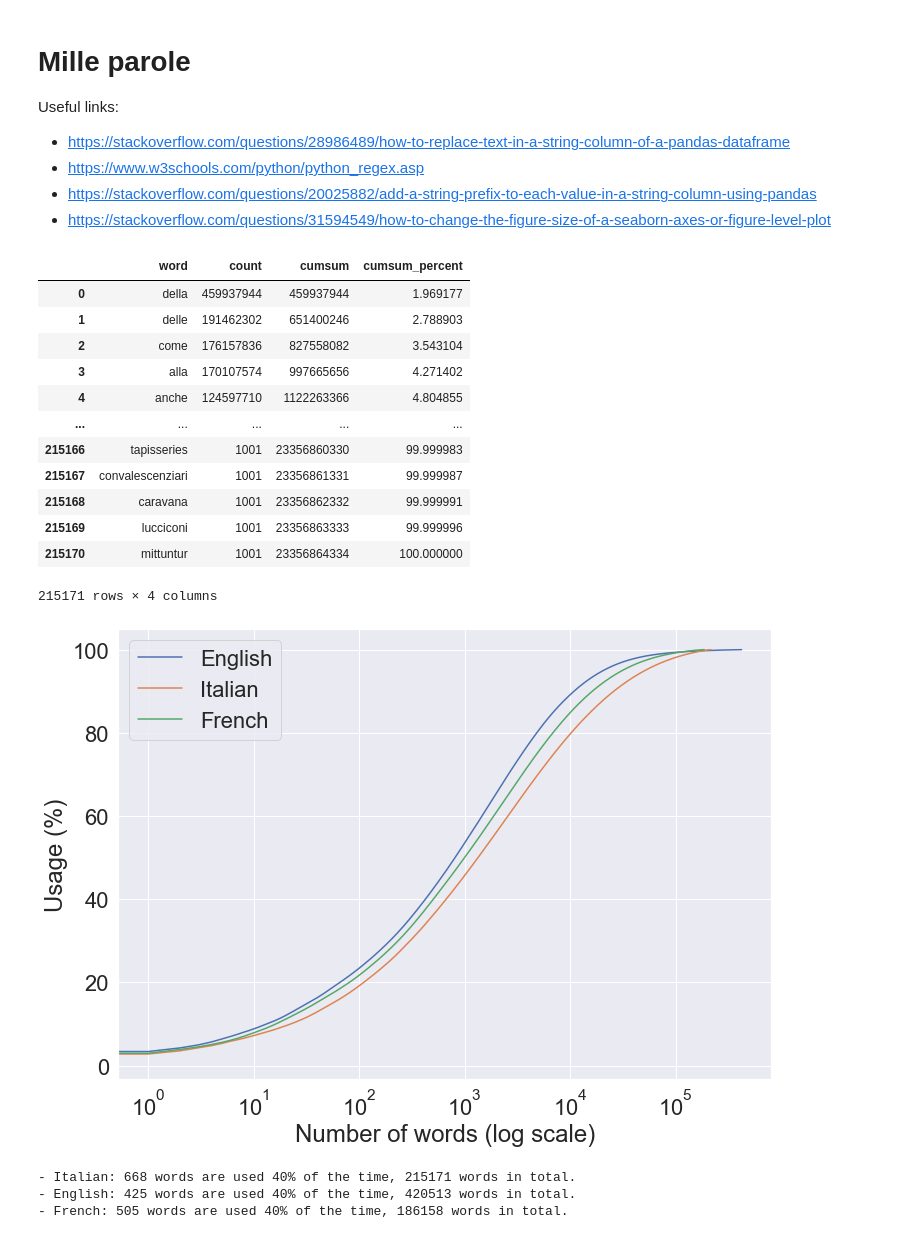
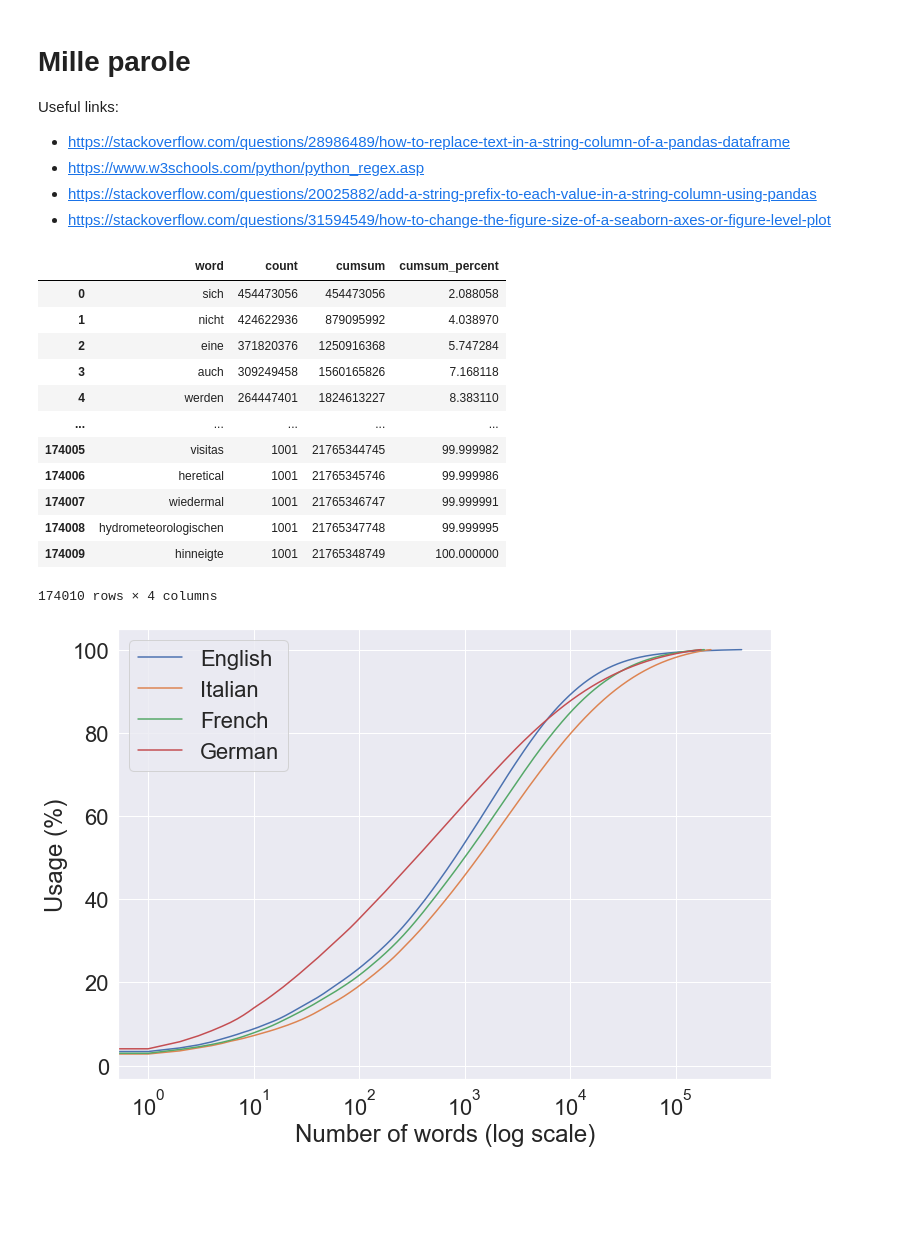
Before and after one commit to kowalczewski/MilleParole, a Jupyter notebook: MilleParole.ipynb, the cells around one changed output. Cells and saved outputs as stored; diff of their text form; code cells hidden in the pictures; blank space fills up the shorter version.

Commit message:
Added German. Loop over dict in MilleParole.ipynb

```diff
--- a/MilleParole.ipynb
+++ b/MilleParole.ipynb
@@ -41,42 +41,44 @@ def sort_words(filename):
 df_eng = sort_words('eng_from_1950.csv')
 df_ita = sort_words('ita_from_1950.csv')
 df_fre = sort_words('fre_from_1950.csv')
+df_ger = sort_words('ger_from_1950.csv')
 # %%
-df_ita
+df_ger
 # %% [output]
 |  | word | count | cumsum | cumsum_percent |
-| 0 | della | 459937944 | 459937944 | 1.969177 |
-| 1 | delle | 191462302 | 651400246 | 2.788903 |
-| 2 | come | 176157836 | 827558082 | 3.543104 |
-| 3 | alla | 170107574 | 997665656 | 4.271402 |
-| 4 | anche | 124597710 | 1122263366 | 4.804855 |
+| 0 | sich | 454473056 | 454473056 | 2.088058 |
+| 1 | nicht | 424622936 | 879095992 | 4.038970 |
+| 2 | eine | 371820376 | 1250916368 | 5.747284 |
+| 3 | auch | 309249458 | 1560165826 | 7.168118 |
+| 4 | werden | 264447401 | 1824613227 | 8.383110 |
 | ... | ... | ... | ... | ... |
-| 215166 | tapisseries | 1001 | 23356860330 | 99.999983 |
-| 215167 | convalescenziari | 1001 | 23356861331 | 99.999987 |
-| 215168 | caravana | 1001 | 23356862332 | 99.999991 |
-| 215169 | lucciconi | 1001 | 23356863333 | 99.999996 |
-| 215170 | mittuntur | 1001 | 23356864334 | 100.000000 |
+| 174005 | visitas | 1001 | 21765344745 | 99.999982 |
+| 174006 | heretical | 1001 | 21765345746 | 99.999986 |
+| 174007 | wiedermal | 1001 | 21765346747 | 99.999991 |
+| 174008 | hydrometeorologischen | 1001 | 21765347748 | 99.999995 |
+| 174009 | hinneigte | 1001 | 21765348749 | 100.000000 |
-215171 rows × 4 columns
+174010 rows × 4 columns
 # %%
 # Plot all datasets.
 
 #sns.set()
 sns.set(rc={'figure.figsize':(11.7,8.27)}, font_scale = 2)
 #df_ita.plot(y='cumsum_percent', use_index=True, logx=True, xlabel = 'Number of words (log scale)', \
 #        ylabel='Usage (%)', legend=True, label='Italian')
 plt.plot(df_eng['cumsum_percent'], label='English')
 plt.plot(df_ita['cumsum_percent'], label='Italian')
 plt.plot(df_fre['cumsum_percent'], label='French')
+plt.plot(df_ger['cumsum_percent'], label='German')
 
 plt.xscale('log')
 plt.xlabel('Number of words (log scale)')
 plt.ylabel('Usage (%)')
 plt.legend()
 # Alternative approach to change font size in Seaborn: https://www.delftstack.com/howto/seaborn/seaborn-font-size/
 
 plt.savefig('plot.png', bbox_inches='tight', dpi=300)
 # %% [output]
-[figure, old version]
+[figure, new version]
 # %%
 def save_file(df, n_head, language):
     # Save file for the purpose of the *.md file. '##' is for the *.md file formatting.
@@ -86,19 +88,3 @@ def save_file(df, n_head, language):
 save_file(df_eng, 1000, 'eng')
 save_file(df_ita, 1000, 'ita')
 save_file(df_fre, 1000, 'fre')
-# %%
-ita_words_40 = df_ita[df_ita['cumsum_percent']>=40].index[0]+1
-eng_words_40 = df_eng[df_eng['cumsum_percent']>=40].index[0]+1
-fre_words_40 = df_fre[df_fre['cumsum_percent']>=40].index[0]+1
-
-ita_words_total = df_ita[df_ita['cumsum_percent']>=40].index[-1]+1
-eng_words_total = df_eng[df_eng['cumsum_percent']>=40].index[-1]+1
-fre_words_total = df_fre[df_fre['cumsum_percent']>=40].index[-1]+1
-
-print(f'- Italian: {ita_words_40} words are used 40% of the time, {ita_words_total} words in total.')
-print(f'- English: {eng_words_40} words are used 40% of the time, {eng_words_total} words in total.')
-print(f'- French: {fre_words_40} words are used 40% of the time, {fre_words_total} words in total.')
-# %% [output]
-- Italian: 668 words are used 40% of the time, 215171 words in total.
-- English: 425 words are used 40% of the time, 420513 words in total.
-- French: 505 words are used 40% of the time, 186158 words in total.
```
Also changed, not shown: parts of 2 cells of this notebook, 3 other files.
